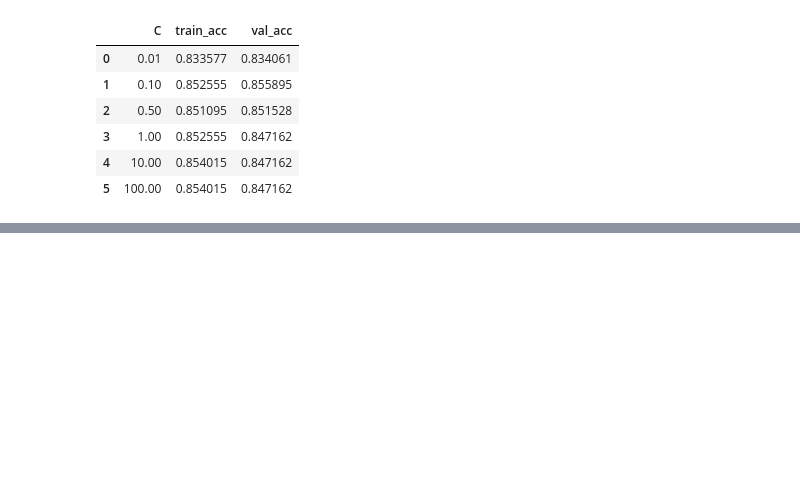
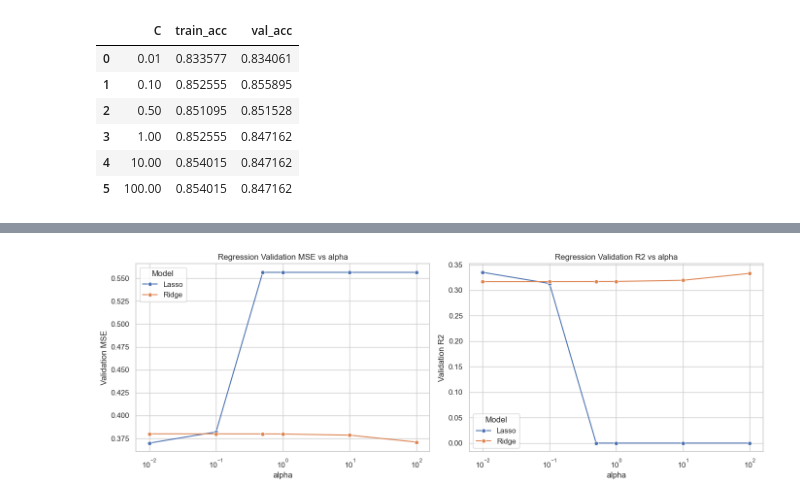
Before and after one commit to mrl588/Wine-Prediction, a Jupyter notebook: wine_quality_ml_final.ipynb, the cells around one changed output, grey strips where cells are left out. Cells and saved outputs as stored; diff of their text form; code cells hidden in the pictures; blank space fills up the shorter version.

Commit message:
Switched regression cell to pull from kaggle set. Added confusion matrix.

```diff
--- a/wine_quality_ml_final.ipynb
+++ b/wine_quality_ml_final.ipynb
@@ -466,7 +466,6 @@ import pandas as pd
 import seaborn as sns
 import matplotlib.pyplot as plt
 
-from _wine_data import load_wine_quality
 from sklearn.linear_model import LinearRegression, LogisticRegression, Ridge, Lasso
 from sklearn.metrics import accuracy_score, precision_score, recall_score, f1_score, mean_squared_error, r2_score
 from sklearn.model_selection import train_test_split
@@ -475,17 +474,17 @@ from sklearn.preprocessing import PolynomialFeatures, StandardScaler
 
 sns.set_theme(style='whitegrid')
 
-# Regression summary table
-wine_quality = load_wine_quality()
-X_reg = wine_quality.data.features.copy()
-y_reg = wine_quality.data.targets.squeeze()
-X_reg['wine_type'] = X_reg['wine_type'].map({'red': 0, 'white': 1})
+# Regression summary table — uses kaggle df from cell 1
+feature_cols_reg = [
+    "fixed_acidity", "volatile_acidity", "citric_acid", "residual_sugar",
+    "chlorides", "free_sulfur_dioxide", "total_sulfur_dioxide",
+    "density", "pH", "sulphates", "alcohol",
+]
+X_reg = df[feature_cols_reg].astype(float)
+y_reg = df["quality"].astype(float)
 
 X_train_reg, X_val_reg, y_train_reg, y_val_reg = train_test_split(
-    X_reg,
-    y_reg,
-    test_size=0.2,
-    random_state=42,
+    X_reg, y_reg, test_size=0.2, random_state=42,
 )
 
 reg_scaler = StandardScaler()
@@ -538,3 +537,4 @@ for ax in axes:
     ax.set_xlabel('alpha')
 plt.tight_layout()
 plt.show()
+# %% [output]
@@ -540,0 +555 @@ plt.show()
+[figure, added]
```
Also changed, not shown: parts of 4 cells of this notebook.
